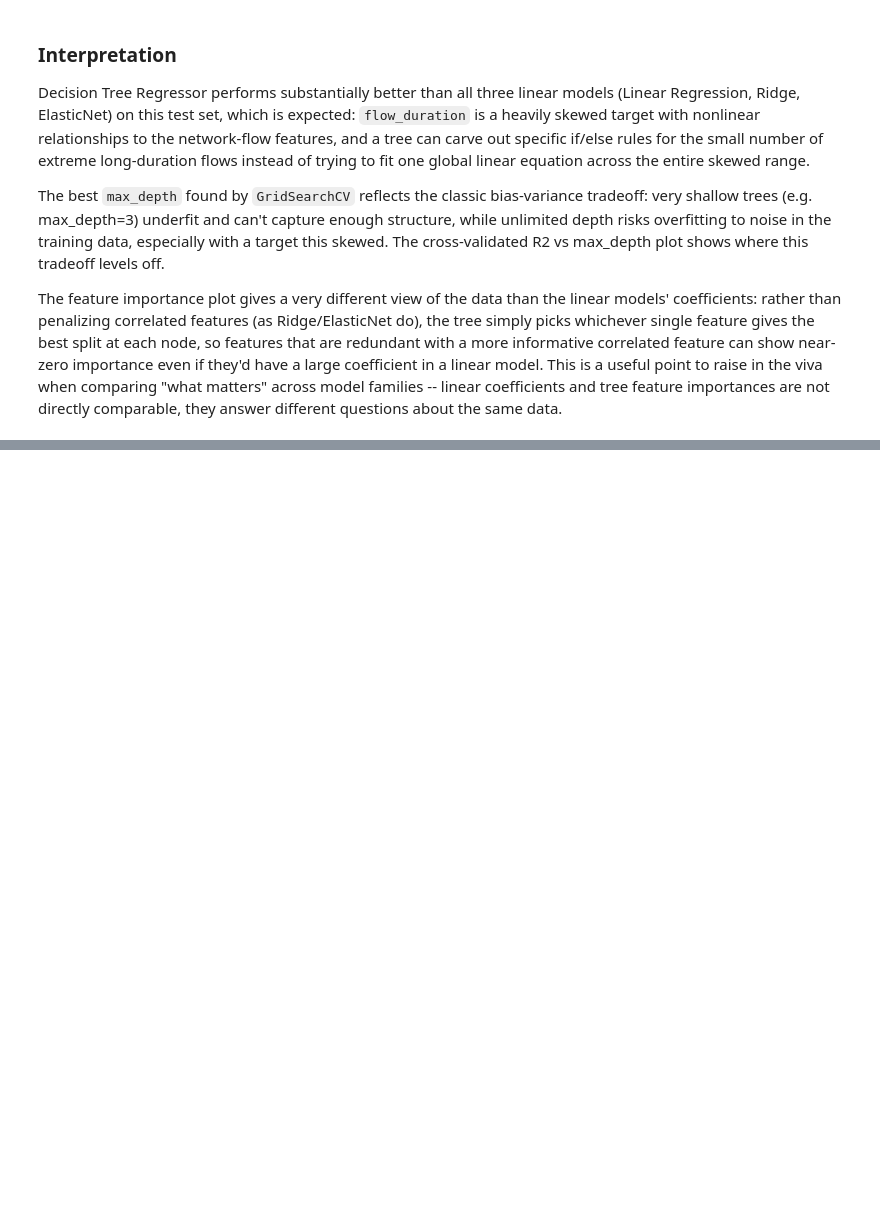
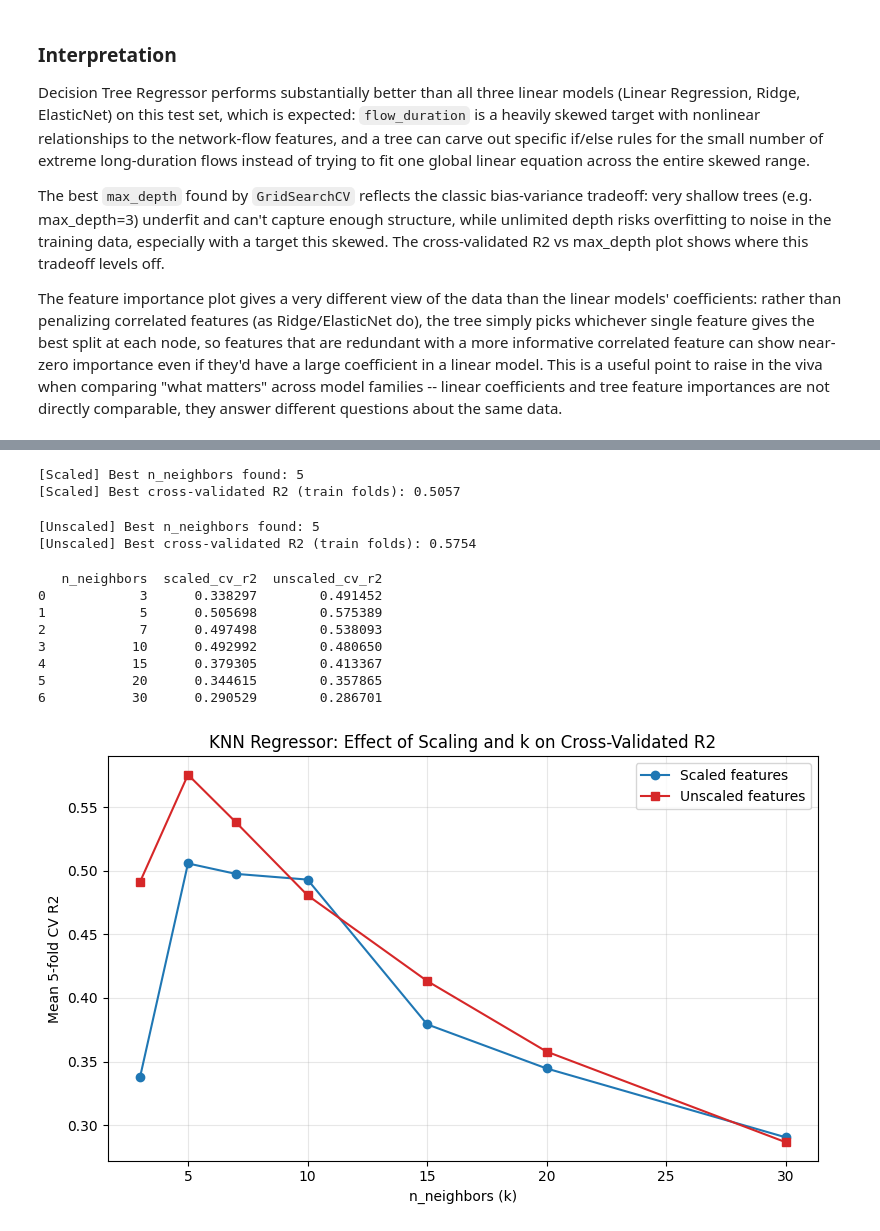
Before and after one commit to likhith1253/ML_Capstone, a Jupyter notebook: regression/regression_2.ipynb, the cells around one changed output, grey strips where cells are left out. Saved outputs shown, nothing was run; the diff lists cells and outputs as text; code cells hidden in the pictures; blank space fills up the shorter version.

Commit message:
Add KNN Regressor with scaled vs unscaled comparison (Person 2)

```diff
--- a/regression/regression_2.ipynb
+++ b/regression/regression_2.ipynb
@@ -781,0 +810,70 @@ The feature importance plot gives a very different view of the data than the lin
+# %%
+# Tune n_neighbors for the SCALED pipeline via GridSearchCV with 5-fold CV
+param_grid_knn = {'regressor__n_neighbors': [3, 5, 7, 10, 15, 20, 30]}
+
+grid_search_knn_scaled = GridSearchCV(
+    knn_scaled_pipeline,
+    param_grid_knn,
+    scoring='r2',
+    cv=5,
+    n_jobs=-1
+)
+
+grid_search_knn_scaled.fit(X_train, y_train)
+
+best_k_scaled = grid_search_knn_scaled.best_params_['regressor__n_neighbors']
+print(f"[Scaled] Best n_neighbors found: {best_k_scaled}")
+print(f"[Scaled] Best cross-validated R2 (train folds): {grid_search_knn_scaled.best_score_:.4f}")
+# %% [output]
+[Scaled] Best n_neighbors found: 5
+[Scaled] Best cross-validated R2 (train folds): 0.5057
+# %%
+# Tune n_neighbors for the UNSCALED pipeline the same way, for a fair comparison
+grid_search_knn_unscaled = GridSearchCV(
+    knn_unscaled_pipeline,
+    param_grid_knn,
+    scoring='r2',
+    cv=5,
+    n_jobs=-1
+)
+
+grid_search_knn_unscaled.fit(X_train, y_train)
+
+best_k_unscaled = grid_search_knn_unscaled.best_params_['regressor__n_neighbors']
+print(f"[Unscaled] Best n_neighbors found: {best_k_unscaled}")
+print(f"[Unscaled] Best cross-validated R2 (train folds): {grid_search_knn_unscaled.best_score_:.4f}")
+# %% [output]
+[Unscaled] Best n_neighbors found: 5
+[Unscaled] Best cross-validated R2 (train folds): 0.5754
+# %%
+# Inspect how R2 varied across n_neighbors for both scaled and unscaled
+knn_scaled_cv = pd.DataFrame(grid_search_knn_scaled.cv_results_)
+knn_unscaled_cv = pd.DataFrame(grid_search_knn_unscaled.cv_results_)
+
+k_comparison = pd.DataFrame({
+    'n_neighbors': knn_scaled_cv['param_regressor__n_neighbors'],
+    'scaled_cv_r2': knn_scaled_cv['mean_test_score'],
+    'unscaled_cv_r2': knn_unscaled_cv['mean_test_score']
+})
+print(k_comparison)
+
+plt.figure(figsize=(8, 5))
+plt.plot(k_comparison['n_neighbors'], k_comparison['scaled_cv_r2'], marker='o', label='Scaled features', color='tab:blue')
+plt.plot(k_comparison['n_neighbors'], k_comparison['unscaled_cv_r2'], marker='s', label='Unscaled features', color='tab:red')
+plt.xlabel('n_neighbors (k)')
+plt.ylabel('Mean 5-fold CV R2')
+plt.title('KNN Regressor: Effect of Scaling and k on Cross-Validated R2')
+plt.legend()
+plt.grid(alpha=0.3)
+plt.tight_layout()
+plt.show()
+# %% [output]
+   n_neighbors  scaled_cv_r2  unscaled_cv_r2
+0            3      0.338297        0.491452
+1            5      0.505698        0.575389
+2            7      0.497498        0.538093
+3           10      0.492992        0.480650
+4           15      0.379305        0.413367
+5           20      0.344615        0.357865
+6           30      0.290529        0.286701
+[figure, added]
```
Also changed, not shown: parts of 7 cells of this notebook.
